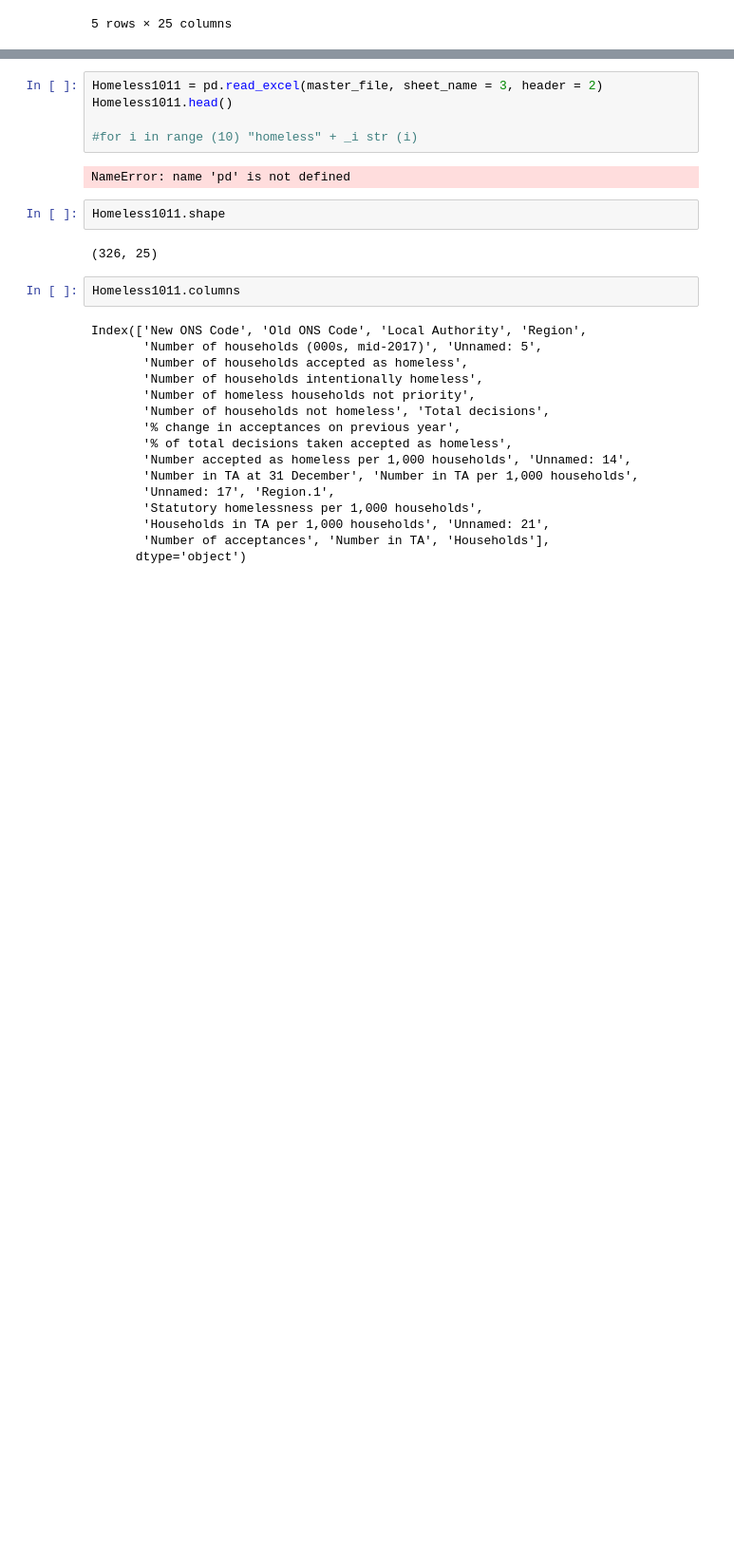
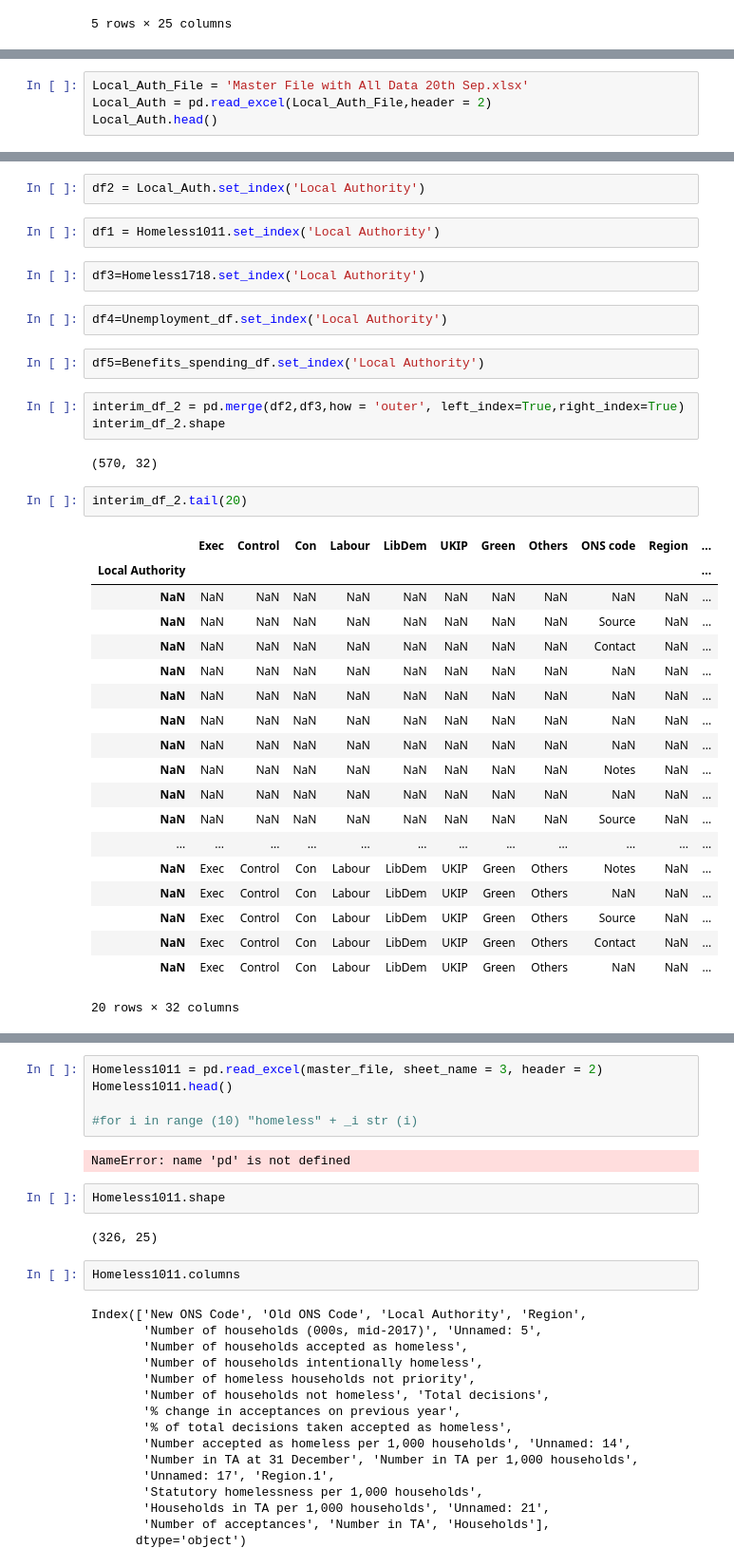
Before and after one commit to beatless13/world-dom-begins, a Jupyter notebook: Working Files-Copy1.ipynb, the cells around one changed output, grey strips where cells are left out. Shown at 95% size. Cells and saved outputs as stored; diff of their text form; blank space fills up the shorter version.

```diff
--- a/Working Files-Copy1.ipynb
+++ b/Working Files-Copy1.ipynb
@@ -23,0 +63,4 @@ Homeless1011.head()
+# %%
+Local_Auth_File = 'Master File with All Data 20th Sep.xlsx'
+Local_Auth = pd.read_excel(Local_Auth_File,header = 2)
+Local_Auth.head()
@@ -23,0 +100,37 @@ Homeless1011.head()
+# %%
+df2 = Local_Auth.set_index('Local Authority')
+# %%
+df1 = Homeless1011.set_index('Local Authority')
+# %%
+df3=Homeless1718.set_index('Local Authority')
+# %%
+df4=Unemployment_df.set_index('Local Authority')
+# %%
+df5=Benefits_spending_df.set_index('Local Authority')
+# %%
+interim_df_2 = pd.merge(df2,df3,how = 'outer', left_index=True,right_index=True)
+interim_df_2.shape
+# %% [output]
+(570, 32)
+# %%
+interim_df_2.tail(20)
+# %% [output]
+|  | Exec | Control | Con | Labour | LibDem | UKIP | Green | Others | ONS code | Region | ... |
+| Local Authority |  |  |  |  |  |  |  |  |  |  | ... |
+| NaN | NaN | NaN | NaN | NaN | NaN | NaN | NaN | NaN | NaN | NaN | ... |
+| NaN | NaN | NaN | NaN | NaN | NaN | NaN | NaN | NaN | Source | NaN | ... |
+| NaN | NaN | NaN | NaN | NaN | NaN | NaN | NaN | NaN | Contact | NaN | ... |
+| NaN | NaN | NaN | NaN | NaN | NaN | NaN | NaN | NaN | NaN | NaN | ... |
+| NaN | NaN | NaN | NaN | NaN | NaN | NaN | NaN | NaN | NaN | NaN | ... |
+| NaN | NaN | NaN | NaN | NaN | NaN | NaN | NaN | NaN | NaN | NaN | ... |
+| NaN | NaN | NaN | NaN | NaN | NaN | NaN | NaN | NaN | NaN | NaN | ... |
+| NaN | NaN | NaN | NaN | NaN | NaN | NaN | NaN | NaN | Notes | NaN | ... |
+| NaN | NaN | NaN | NaN | NaN | NaN | NaN | NaN | NaN | NaN | NaN | ... |
+| NaN | NaN | NaN | NaN | NaN | NaN | NaN | NaN | NaN | Source | NaN | ... |
+| ... | ... | ... | ... | ... | ... | ... | ... | ... | ... | ... | ... |
+| NaN | Exec | Control | Con | Labour | LibDem | UKIP | Green | Others | Notes | NaN | ... |
+| NaN | Exec | Control | Con | Labour | LibDem | UKIP | Green | Others | NaN | NaN | ... |
+| NaN | Exec | Control | Con | Labour | LibDem | UKIP | Green | Others | Source | NaN | ... |
+| NaN | Exec | Control | Con | Labour | LibDem | UKIP | Green | Others | Contact | NaN | ... |
+| NaN | Exec | Control | Con | Labour | LibDem | UKIP | Green | Others | NaN | NaN | ... |
+20 rows × 32 columns
```
Also changed, not shown: parts of 23 cells of this notebook, 7 other files.
